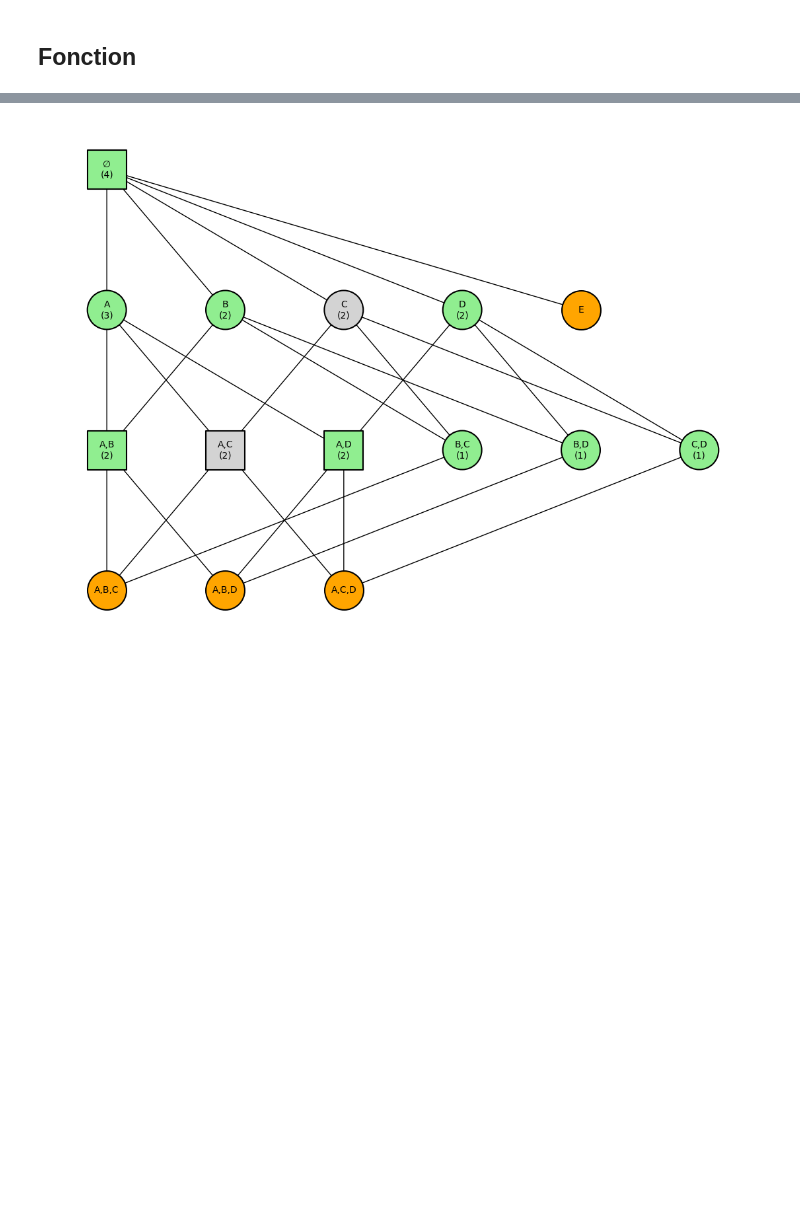
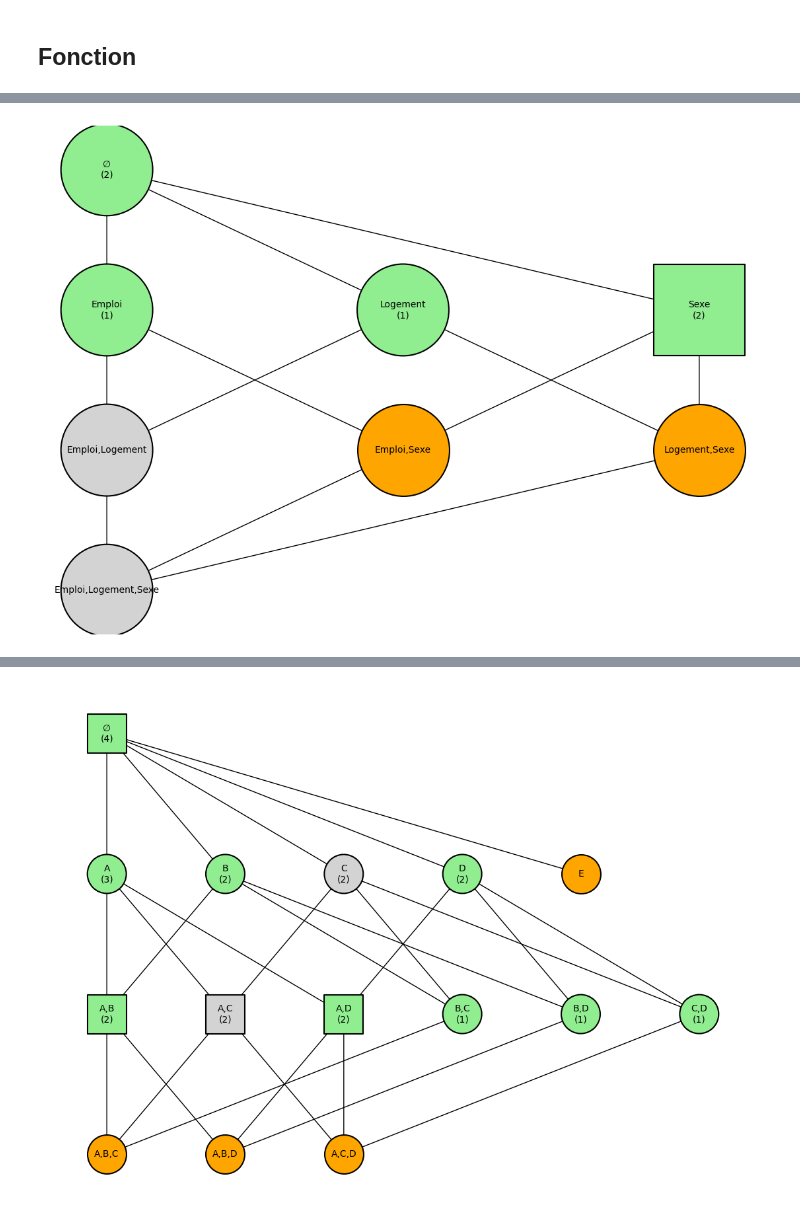
Before and after one commit to InseeFrLab/diff-privacy, a Jupyter notebook: regression_comptage.ipynb, the cells around one changed output, grey strips where cells are left out. Drawn from its saved outputs; the diff is of its cells as text; code cells hidden in the pictures; blank space fills up the shorter version.

```diff
--- a/regression_comptage.ipynb
+++ b/regression_comptage.ipynb
@@ -694,3 +476,7 @@ plot_subset_tree(liste_request)
+# %%
+plot_subset_tree(liste_request, taille_noeuds = 10000, keep_gris = True)
+# %% [output]
+[figure, added]
 # %%
 from itertools import combinations
 
```
Also changed, not shown: parts of 17 cells of this notebook.
